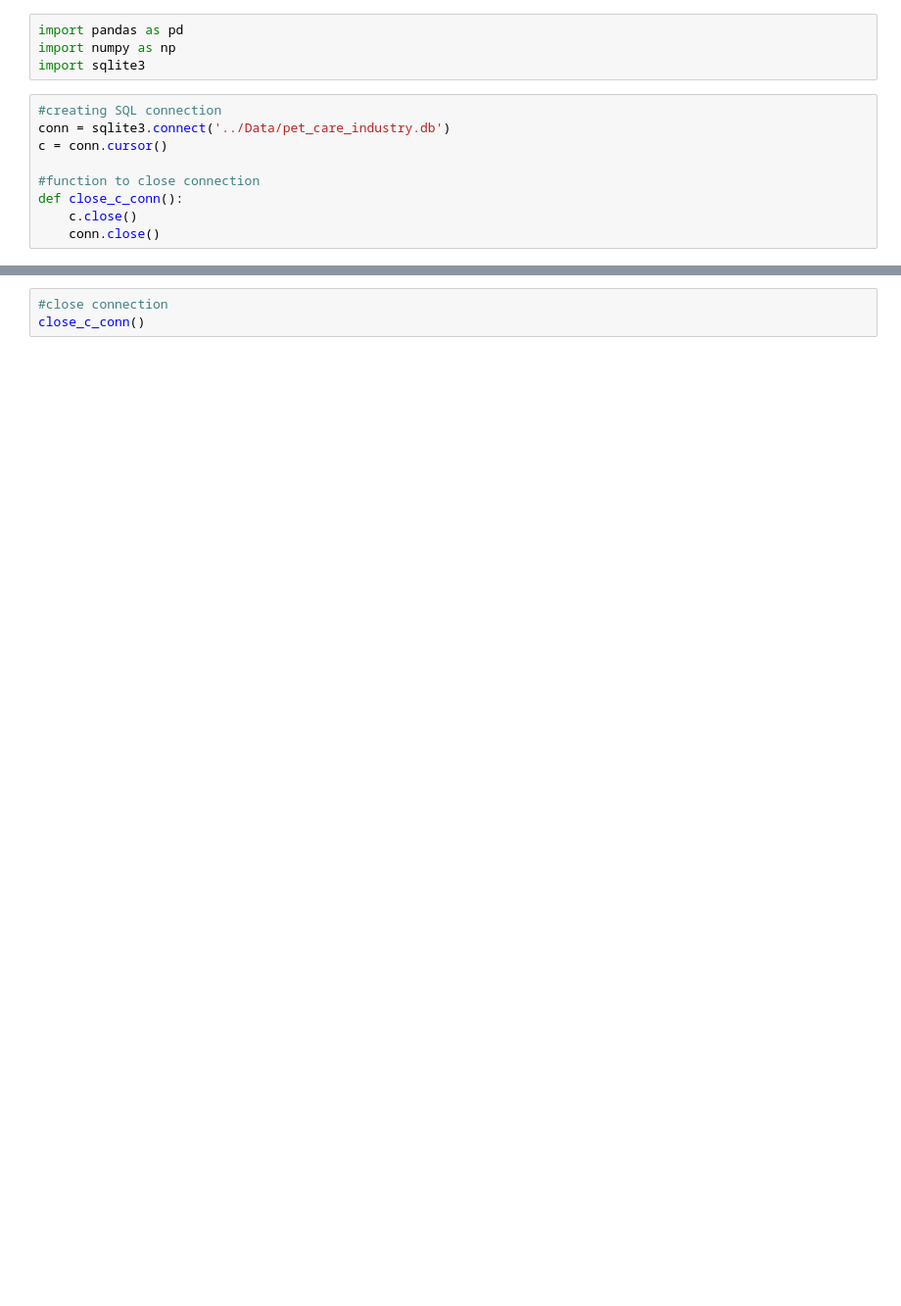
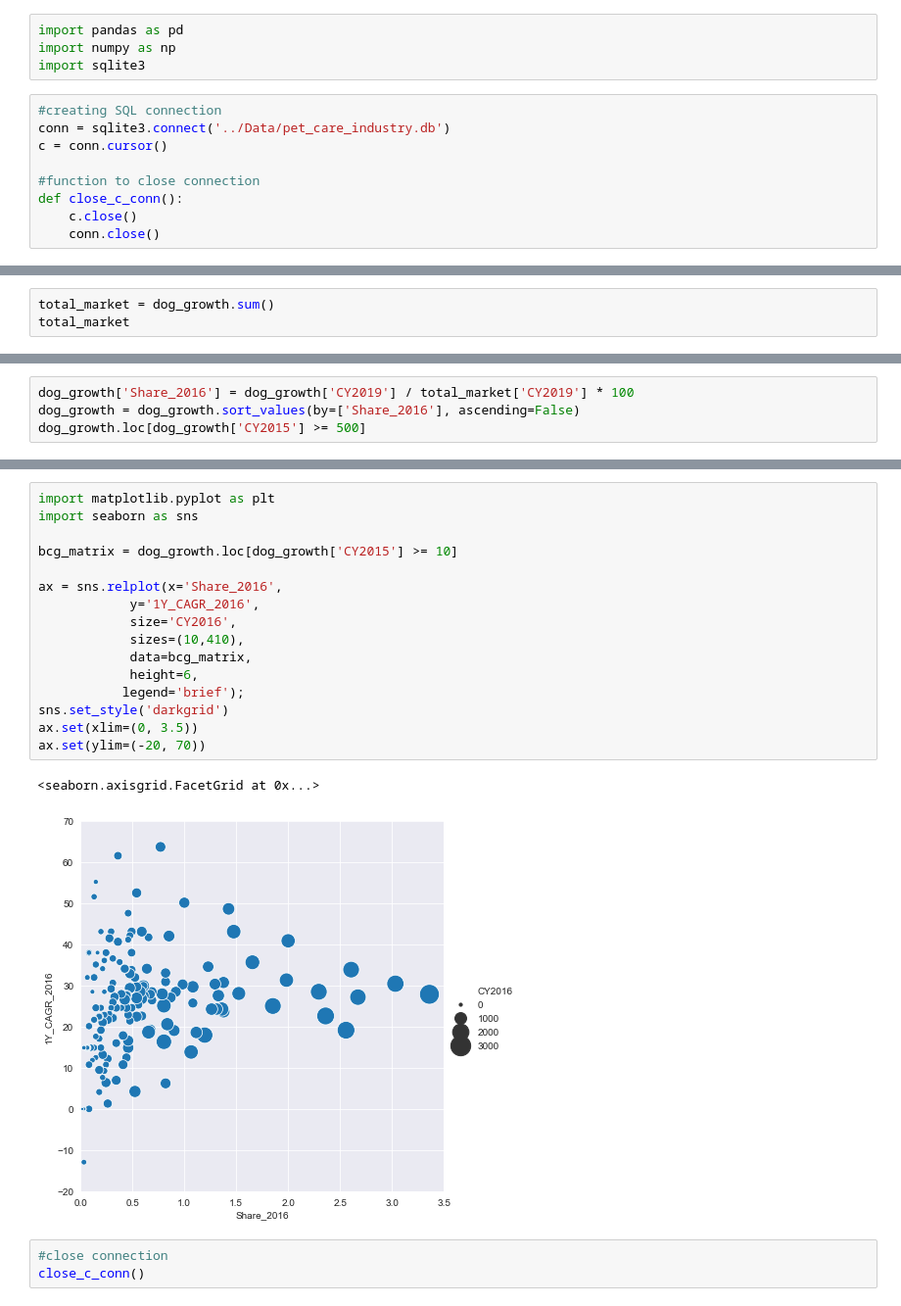
Before and after one commit to acdick/framing_data_with_dataframes, a Jupyter notebook: Source/02_Dog_Growth_Share_Matrix.ipynb, the cells around one changed output, grey strips where cells are left out. Shown at 98% size. Drawn from its saved outputs; the diff is of its cells as text; blank space fills up the shorter version.

```diff
--- a/Source/02_Dog_Growth_Share_Matrix.ipynb
+++ b/Source/02_Dog_Growth_Share_Matrix.ipynb
@@ -59,0 +51,3 @@ dog_growth
+# %%
+total_market = dog_growth.sum()
+total_market
@@ -83,0 +91,4 @@ dog_growth
+# %%
+dog_growth['Share_2016'] = dog_growth['CY2019'] / total_market['CY2019'] * 100
+dog_growth = dog_growth.sort_values(by=['Share_2016'], ascending=False)
+dog_growth.loc[dog_growth['CY2015'] >= 500]
@@ -84,3 +115,22 @@ dog_growth
+# %%
+import matplotlib.pyplot as plt
+import seaborn as sns
+
+bcg_matrix = dog_growth.loc[dog_growth['CY2015'] >= 10]
+
+ax = sns.relplot(x='Share_2016',
+            y='1Y_CAGR_2016',
+            size='CY2016',
+            sizes=(10,410),
+            data=bcg_matrix,
+            height=6,
+           legend='brief');
+sns.set_style('darkgrid')
+ax.set(xlim=(0, 3.5))
+ax.set(ylim=(-20, 70))
+# %% [output]
+<seaborn.axisgrid.FacetGrid at 0x...>
+[figure, added]
 # %%
 #close connection
 close_c_conn()
```
Also changed, not shown: parts of 6 cells of this notebook, 2 other files.
